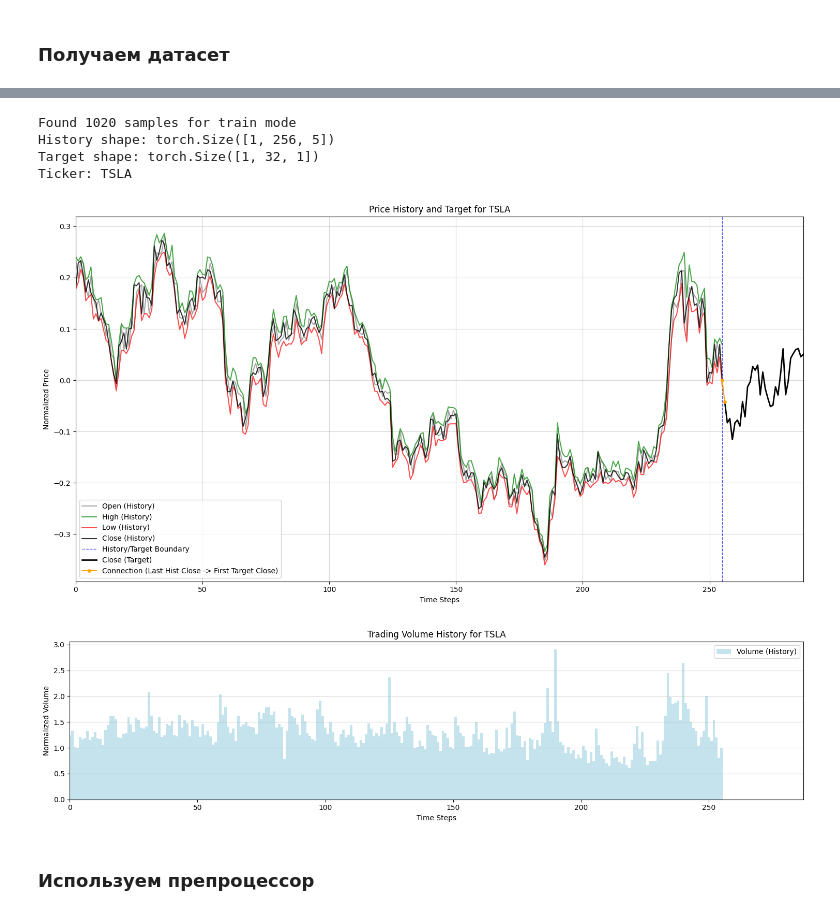
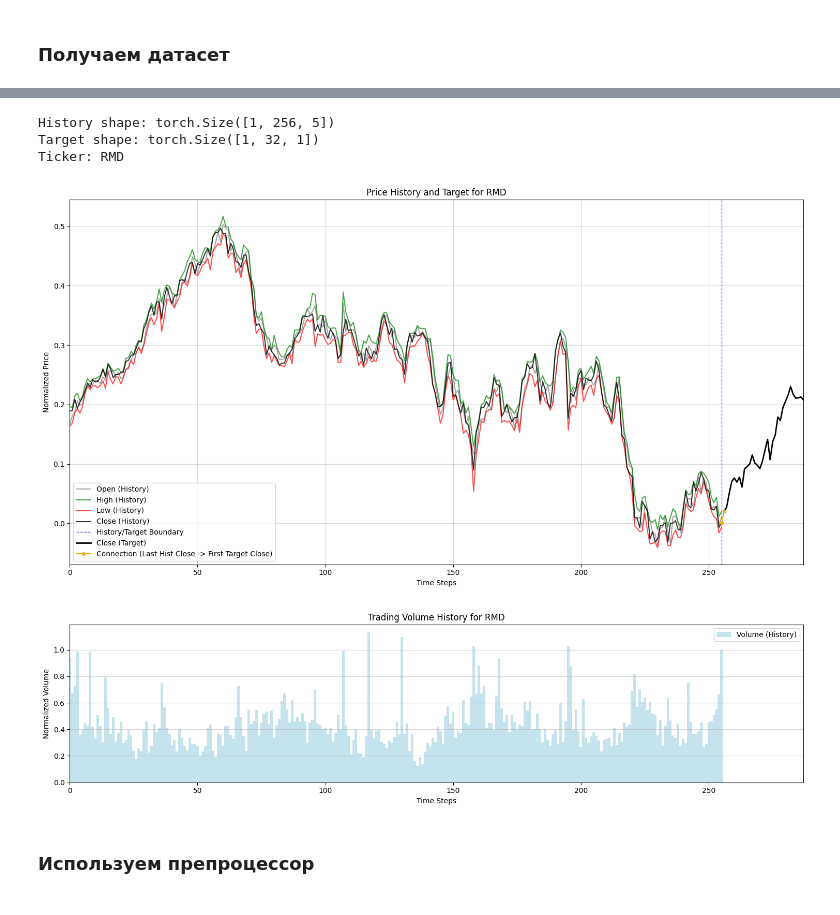
Before and after one commit to GrafikXxxxxxxYyyyyyyyyyy/Trading, a Jupyter notebook: Workbench.ipynb, the cells around one changed output, grey strips where cells are left out. Drawn from its saved outputs; the diff is of its cells as text; code cells hidden in the pictures.

```diff
--- a/Workbench.ipynb
+++ b/Workbench.ipynb
@@ -23,21 +22,19 @@ Found 1020 samples for train mode
 # %%
 import torch
 from utils.visualization import plot_dataset_sample
 
-dataset = TradingDataset(data_path='data', mode='train')
 sample = dataset[torch.randint(0, len(dataset), (1,)).item()]
 
 print("History shape:", sample['history'].shape)   # torch.Size([1, 256, 5])
 print("Target shape:", sample['target'].shape)     # torch.Size([1, 32, 1])
 print("Ticker:", sample['ticker'])
 
 plot_dataset_sample(sample)
 # %% [output]
-Found 1020 samples for train mode
 History shape: torch.Size([1, 256, 5])
 Target shape: torch.Size([1, 32, 1])
-Ticker: TSLA
+Ticker: RMD
-[figure, old version]
+[figure, new version]
-[figure, old version]
+[figure, new version]
 # %% [markdown]
 ### Используем препроцессор
```
Also changed, not shown: parts of 4 cells of this notebook, 18 other files.
